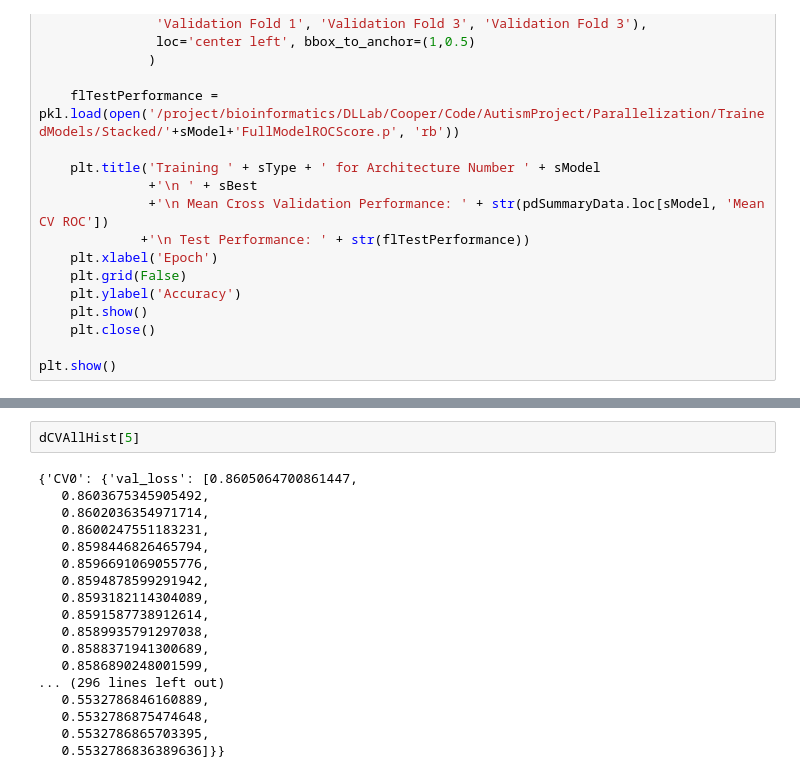
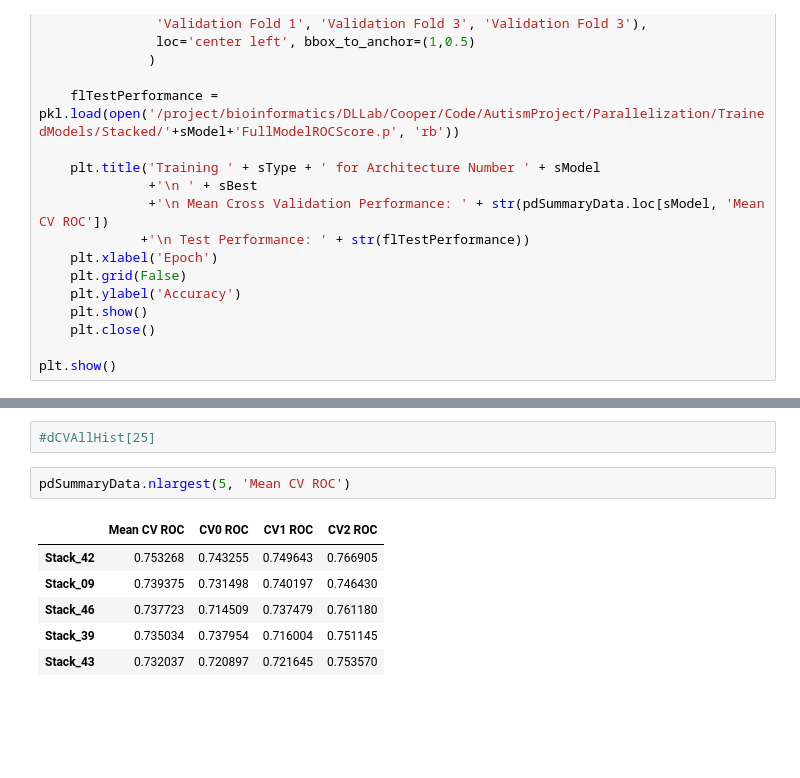
Before and after one commit to DeepLearningForPrecisionHealthLab/ConsistentASDCorrelates, a Jupyter notebook: Parallelization/StackedModelVisualization.ipynb, the cells around one changed output, grey strips where cells are left out. Saved outputs shown, nothing was run; the diff lists cells and outputs as text; blank space fills up the shorter version.

```diff
--- a/Parallelization/StackedModelVisualization.ipynb
+++ b/Parallelization/StackedModelVisualization.ipynb
@@ -209,21 +206,12 @@ for i in range(50):
-# %%
-dCVAllHist[5]
-# %% [output]
-{'CV0': {'val_loss': [0.8605064700861447,
-   0.8603675345905492,
-   0.8602036354971714,
-   0.8600247551183231,
-   0.8598446826465794,
-   0.8596691069055776,
-   0.8594878599291942,
-   0.8593182114304089,
-   0.8591587738912614,
-   0.8589935791297038,
-   0.8588371941300689,
-   0.8586890248001599,
-... (296 lines left out)
-   0.5532786846160889,
-   0.5532786875474648,
-   0.5532786865703395,
-   0.5532786836389636]}}
+# %%
+#dCVAllHist[25]
+# %%
+pdSummaryData.nlargest(5, 'Mean CV ROC')
+# %% [output]
+|  | Mean CV ROC | CV0 ROC | CV1 ROC | CV2 ROC |
+| Stack_42 | 0.753268 | 0.743255 | 0.749643 | 0.766905 |
+| Stack_09 | 0.739375 | 0.731498 | 0.740197 | 0.746430 |
+| Stack_46 | 0.737723 | 0.714509 | 0.737479 | 0.761180 |
+| Stack_39 | 0.735034 | 0.737954 | 0.716004 | 0.751145 |
+| Stack_43 | 0.732037 | 0.720897 | 0.721645 | 0.753570 |
 # %%
```
Also changed, not shown: parts of 10 cells of this notebook, 9 other files.
